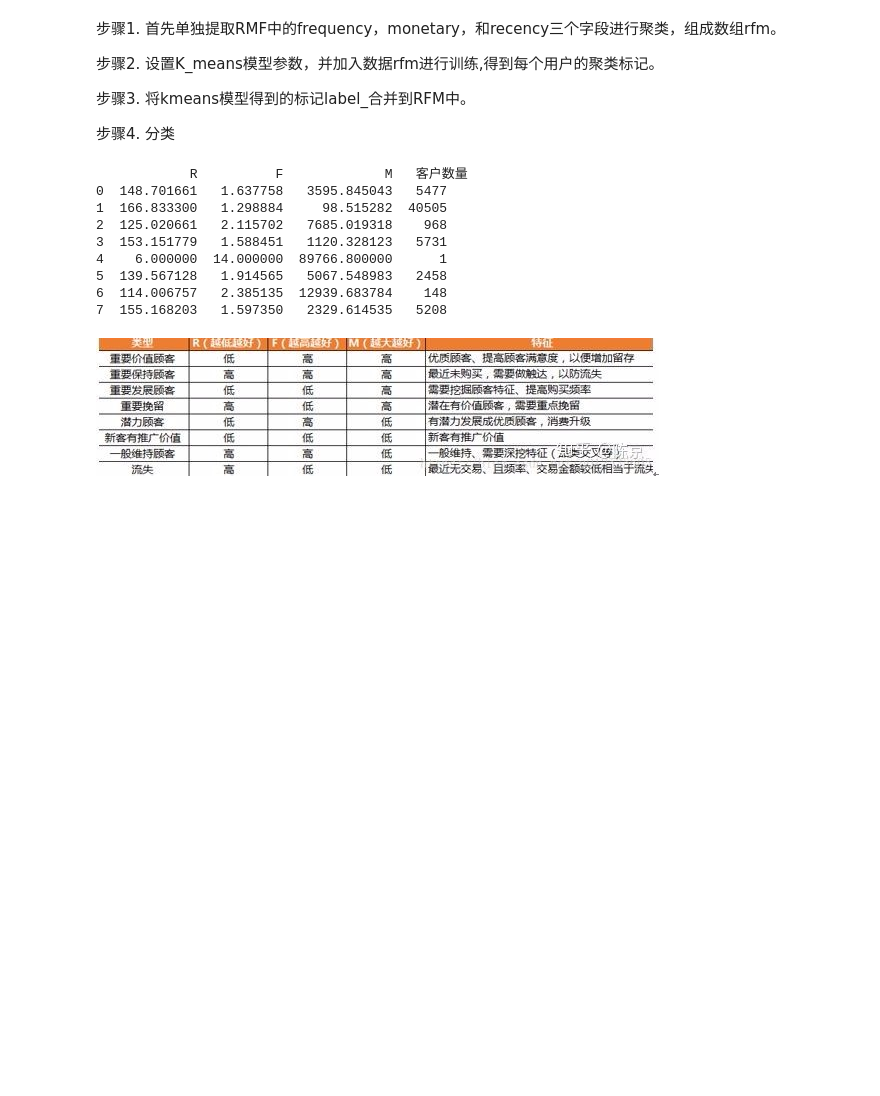
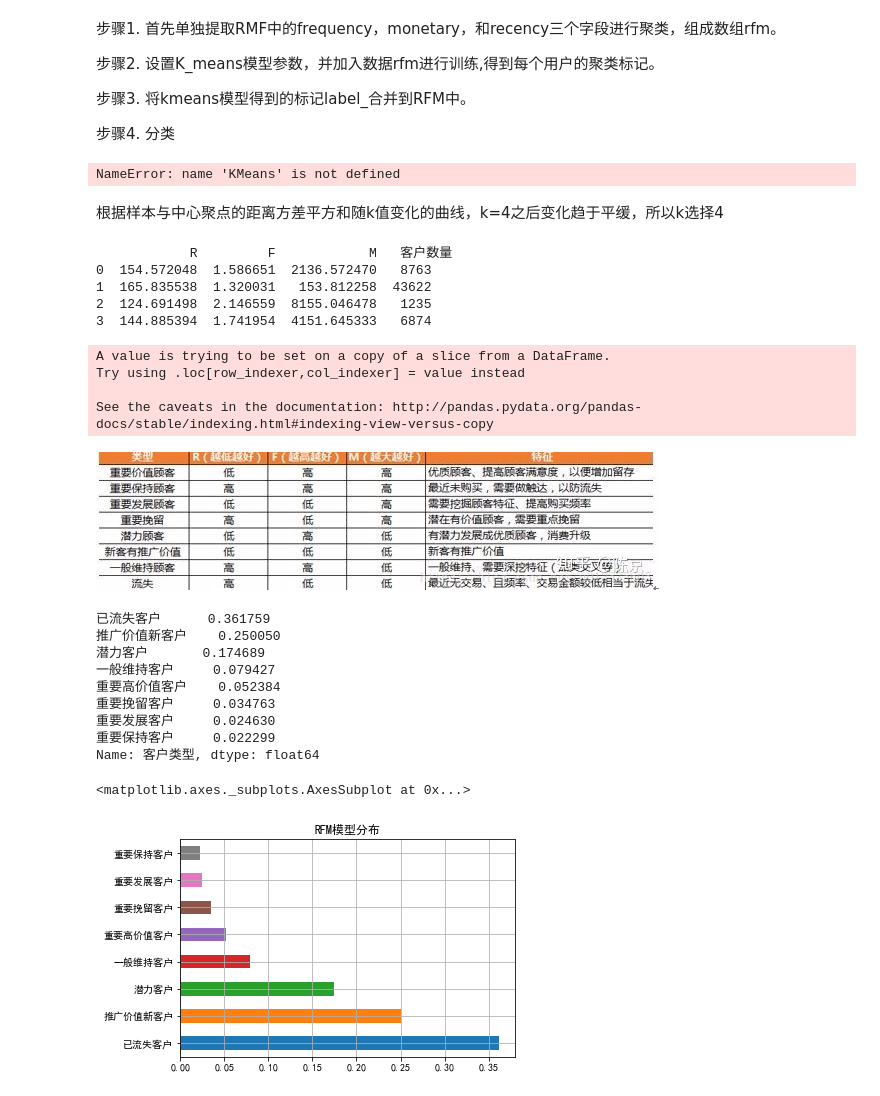
Before and after one commit to aijuandeng/RFM-, a Jupyter notebook: RFM.ipynb, the cells around one changed output. Cells and saved outputs as stored; diff of their text form; code cells hidden in the pictures; blank space fills up the shorter version.

```diff
--- a/RFM.ipynb
+++ b/RFM.ipynb
@@ -174,18 +192,39 @@ RFM模型分类的方法：
 步骤3. 将kmeans模型得到的标记label_合并到RFM中。
 
 步骤4. 分类
+# %%
+RFM_NEW[["R","F","M"]].corr()
+rfm = np.array(RFM_NEW[["R","F","M"]])
+sse = []
+for k in range(1,9):
+    clf = KMeans(n_clusters=k,random_state=0)
+    clf.fit(rfm)
+#     RFM_NEW["label"] = clf.labels_
+#     # 查看RFM模型中8个类别的客户数量
+#     centers=pd.DataFrame(clf.cluster_centers_)# 聚类质心点
+#     count = RFM_NEW["label"].value_counts()
+#     df_new = pd.concat([centers,count],axis=1)
+#     df_new.columns=["R","F","M","客户数量"]
+#     print(df_new)
+    sse.append(clf.inertia_)
+x=range(1,9)
+plt.plot(x,sse)
+# %% [output]
+NameError: name 'KMeans' is not defined
+# %% [markdown]
+根据样本与中心聚点的距离方差平方和随k值变化的曲线，k=4之后变化趋于平缓，所以k选择4
 # %%
 from sklearn.cluster import KMeans
 from sklearn.metrics import silhouette_score
 
-rfm = np.array(RFM[["R","F","M"]])
-clf = KMeans(n_clusters=8,random_state=0)
+rfm = np.array(RFM_NEW[["R","F","M"]])
+clf = KMeans(n_clusters=4,random_state=0)
 clf.fit(rfm)
 # print(clf.labels_)# kmeans模型得到的价值阶段label
-RFM["label"] = clf.labels_
-# 查看RFM模型中8个类别的客户数量
+RFM_NEW["label"] = clf.labels_
+# 查看RFM模型中4个类别的客户数量
 centers=pd.DataFrame(clf.cluster_centers_)# 聚类质心点
-count = RFM["label"].value_counts()
+count = RFM_NEW["label"].value_counts()
 df_new = pd.concat([centers,count],axis=1)
 df_new.columns=["R","F","M","客户数量"]
 print(df_new)
@@ -202,37 +241,52 @@ print(df_new)
 # print(rfm_new2)
 # print(silhouette_score(rfm_new,clf.labels_))
 # %% [output]
-            R          F             M   客户数量
-0  148.701661   1.637758   3595.845043   5477
-1  166.833300   1.298884     98.515282  40505
-2  125.020661   2.115702   7685.019318    968
-3  153.151779   1.588451   1120.328123   5731
-4    6.000000  14.000000  89766.800000      1
-5  139.567128   1.914565   5067.548983   2458
-6  114.006757   2.385135  12939.683784    148
-7  155.168203   1.597350   2329.614535   5208
+            R         F            M   客户数量
+0  154.572048  1.586651  2136.572470   8763
+1  165.835538  1.320031   153.812258  43622
+2  124.691498  2.146559  8155.046478   1235
+3  144.885394  1.741954  4151.645333   6874
+A value is trying to be set on a copy of a slice from a DataFrame.
+Try using .loc[row_indexer,col_indexer] = value instead
+
+See the caveats in the documentation: http://pandas.pydata.org/pandas-docs/stable/indexing.html#indexing-view-versus-copy
 # %% [markdown]
 ![image.png](attachment:image.png)
 # %%
 rmd=df_new['R'].median()
 fmd=df_new['F'].median()
 mmd = df_new['M'].median()
 
 for i in range(RFM.shape[0]):
     if RFM.loc[i,'R']<=rmd and RFM.loc[i,'F']>fmd and RFM.loc[i,'M']>=mmd:
         RFM.loc[i,'客户类型'] = '重要高价值客户'
     elif RFM.loc[i,'R']>rmd and RFM.loc[i,'F']>fmd and RFM.loc[i,'M']>=mmd:
         RFM.loc[i,'客户类型'] = '重要保持客户'
     elif RFM.loc[i,'R']<=rmd and RFM.loc[i,'F']<=fmd and RFM.loc[i,'M']>=mmd:
         RFM.loc[i,'客户类型'] = '重要发展客户'
     elif RFM.loc[i,'R']>rmd and RFM.loc[i,'F']<=fmd and RFM.loc[i,'M']>=mmd:
         RFM.loc[i,'客户类型'] = '重要挽留客户'
     elif RFM.loc[i,'R']<=rmd and RFM.loc[i,'F']>fmd and RFM.loc[i,'M']<mmd:
         RFM.loc[i,'客户类型'] = '潜力客户'
     elif RFM.loc[i,'R']<=rmd and RFM.loc[i,'F']<=fmd and RFM.loc[i,'M']<mmd:
         RFM.loc[i,'客户类型'] = '推广价值新客户'
     elif RFM.loc[i,'R']>rmd and RFM.loc[i,'F']>fmd and RFM.loc[i,'M']<mmd:
-        df_new.loc[i,'客户类型'] = '一般维持客户'
+        RFM.loc[i,'客户类型'] = '一般维持客户'
     elif RFM.loc[i,'R']>rmd and RFM.loc[i,'F']<=fmd and RFM.loc[i,'M']<mmd:
         RFM.loc[i,'客户类型'] = '已流失客户'
 # print(RFM)
+data=RFM.客户类型.value_counts(normalize=1)
+print(data)
+data.plot(kind="barh",title="RFM模型分布",grid=True)
+# %% [output]
+已流失客户      0.361759
+推广价值新客户    0.250050
+潜力客户       0.174689
+一般维持客户     0.079427
+重要高价值客户    0.052384
+重要挽留客户     0.034763
+重要发展客户     0.024630
+重要保持客户     0.022299
+Name: 客户类型, dtype: float64
+<matplotlib.axes._subplots.AxesSubplot at 0x...>
+[figure, added]
```
Also changed, not shown: parts of 6 cells of this notebook.
